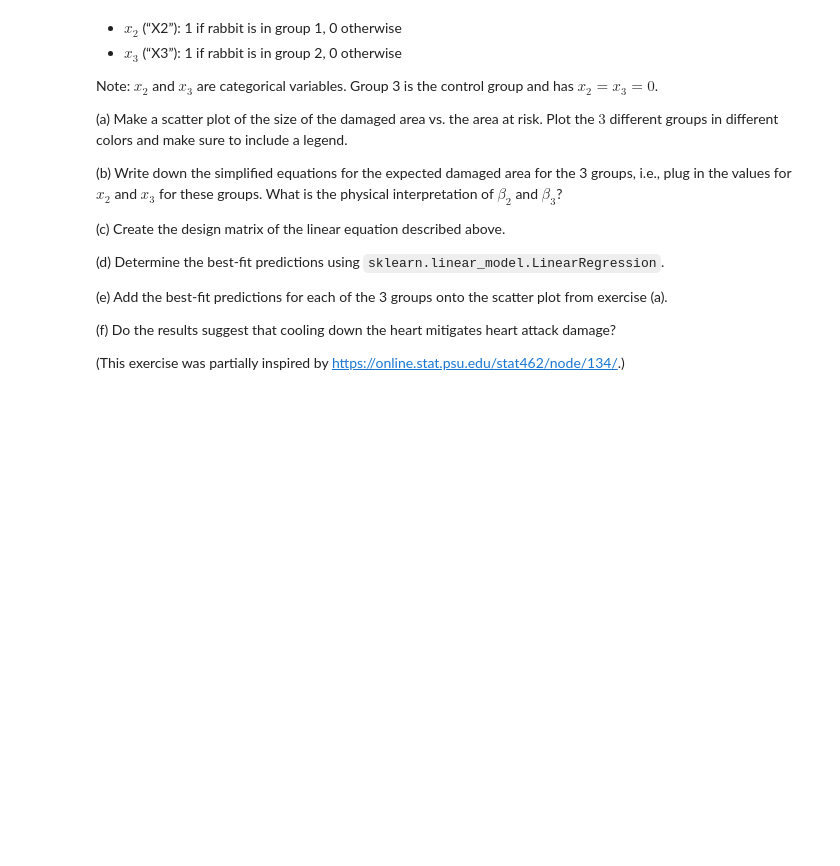
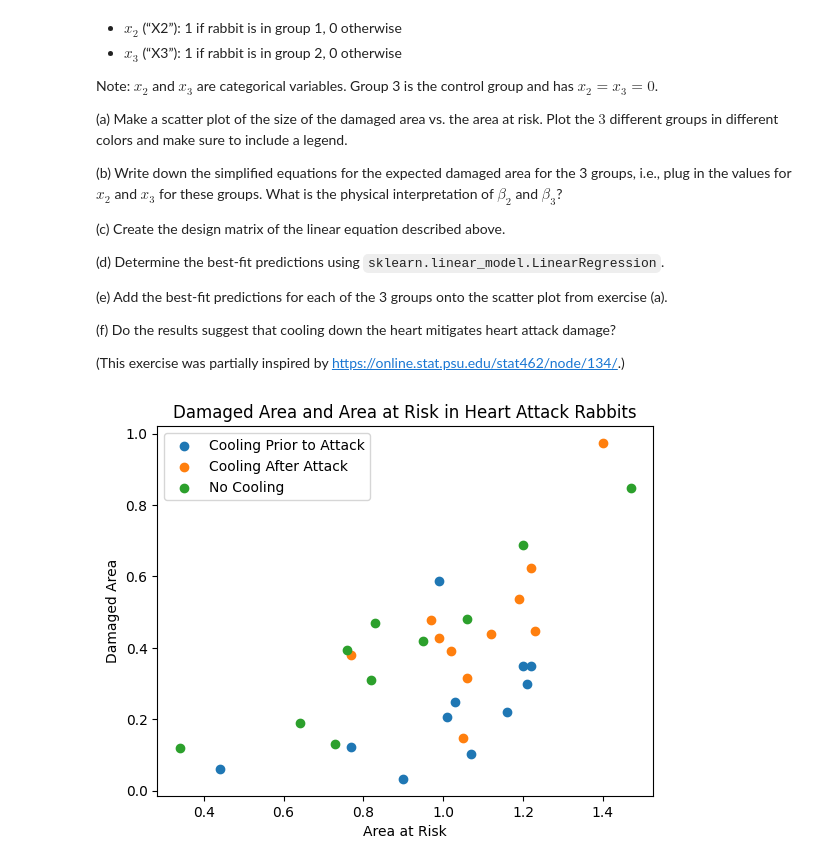
Before and after one commit to queue-h/ISCI-396, a Jupyter notebook: linear_regression/Class_5_Part_2.ipynb, the cells around one changed output. Drawn from its saved outputs; the diff is of its cells as text; code cells hidden in the pictures; blank space fills up the shorter version.

```diff
--- a/linear_regression/Class_5_Part_2.ipynb
+++ b/linear_regression/Class_5_Part_2.ipynb
@@ -33,26 +33,93 @@ Note: $x_2$ and $x_3$ are categorical variables. Group 3 is the control group an
 # %%
 # download and read the data
 import urllib.request
 import numpy as np
 import pandas as pd
 from urllib.request import urlretrieve
-
-def design_matrix(damaged, risk):
-    damaged = list(damaged)
-    risk = list(risk)
-    X = np.empty((len(damaged), 2))
-    for row in range(len(X)):
-        for col in range(len(X[0])):
-            X[row][col] = float(damaged[row]) / float(risk[col])
-    print(X)
-    beta = np.linalg.inv(X.T @ X) @ X.T @ y
-    return X @ beta
-
+import matplotlib.pyplot as plt
+from sklearn.linear_model import LinearRegression
+from sklearn.model_selection import train_test_split
 urlretrieve("https://online.stat.psu.edu/stat462/sites/onlinecourses.science.psu.edu.stat462/files/data/coolhearts/index.txt", 'coolhearts.txt')
 df = pd.read_csv('coolhearts.txt', sep='\t')
 
-group1 = df[df['X2'] == 1]
-group2 = df[df['X3'] == 1]
+def scatterplot():
+    group1 = df[df["Group"] == 1]
+    group2 = df[df["Group"] == 2]
+    group3 = df[df["Group"] == 3]
 
-design_matrix(group1["Infarc"], group1["Area"])
+    plt.scatter(group1["Area"], group1["Infarc"], label = "Cooling Prior to Attack")
+    plt.scatter(group2["Area"], group2["Infarc"], label = "Cooling After Attack")
+    plt.scatter(group3["Area"], group3["Infarc"], label = "No Cooling")
+
+    plt.title("Damaged Area and Area at Risk in Heart Attack Rabbits")
+    plt.ylabel("Damaged Area")
+    plt.xlabel("Area at Risk")
+    plt.legend()
+    plt.show()
+
+# returns beta values, y and prints matrix
+def design_matrix():
+    y = df["Infarc"]
+    x1 = df["Area"]
+    x2 = df["X2"]
+    x3 = df["X3"]
+
+    X = np.empty((len(df), 4))
+    for row in range(len(X)):
+        for col in range(len(X[0])):
+            # going vertically, so columns should remain the same
+            match col:
+                case 0:
+                    X[row][col] = 1
+                case 1:
+                    X[row][col] = x1[row]
+                case 2:
+                    X[row][col] = x2[row]
+                case 3:
+                    X[row][col] = x3[row]
+    return X, y
+
+def test_all():
+    X,y = design_matrix()
+    reg = LinearRegression(fit_intercept=False).fit(X, y)
+    y_pred = reg.predict(X)
+
+    plt.scatter(y, y_pred)
+    plt.title("Predicted and Observed Damaged Areas")
+    plt.xlabel('Observed Damaged Area [grams]')
+    plt.ylabel('Predicted Damaged Area [grams]')
+    plt.show()
+
+def test_groups():
+    X,y = design_matrix()
+    reg = LinearRegression(fit_intercept=False).fit(X, y)
+
+    for group in df['Group'].unique():
+        use = df['Group'] == group
+        plt.scatter(df['Area'][use], df['Infarc'][use], label=f'Group {group}')
+        plt.plot(df['Area'][use], reg.predict(X[use]))
+
+    plt.xlabel('Size of Area at Risk [grams]')
+    plt.ylabel('Size of Damaged Area [grams]')
+    plt.legend(loc='best', frameon=False)
+    plt.show()
+
+def prove_results():
+    X,y = design_matrix()
+    reg = LinearRegression(fit_intercept=False).fit(X, y)
+    y_pred = reg.predict(X)
+
+    sigma = np.std(y - y_pred, ddof=1)
+    beta = reg.coef_
+    beta_var = sigma**2 * np.linalg.inv(X.T @ X)
+
+    for i in range(len(beta)):
+        print(f'beta_{i}: {beta[i]:.3f} +/- {np.sqrt(beta_var[i, i]):.3f}')
+
+
+scatterplot()
+test_all()
+test_groups()
+prove_results()
 # %% [output]
+[figure, added]
```
Also changed, not shown: parts of 3 cells of this notebook, 1 other file.
